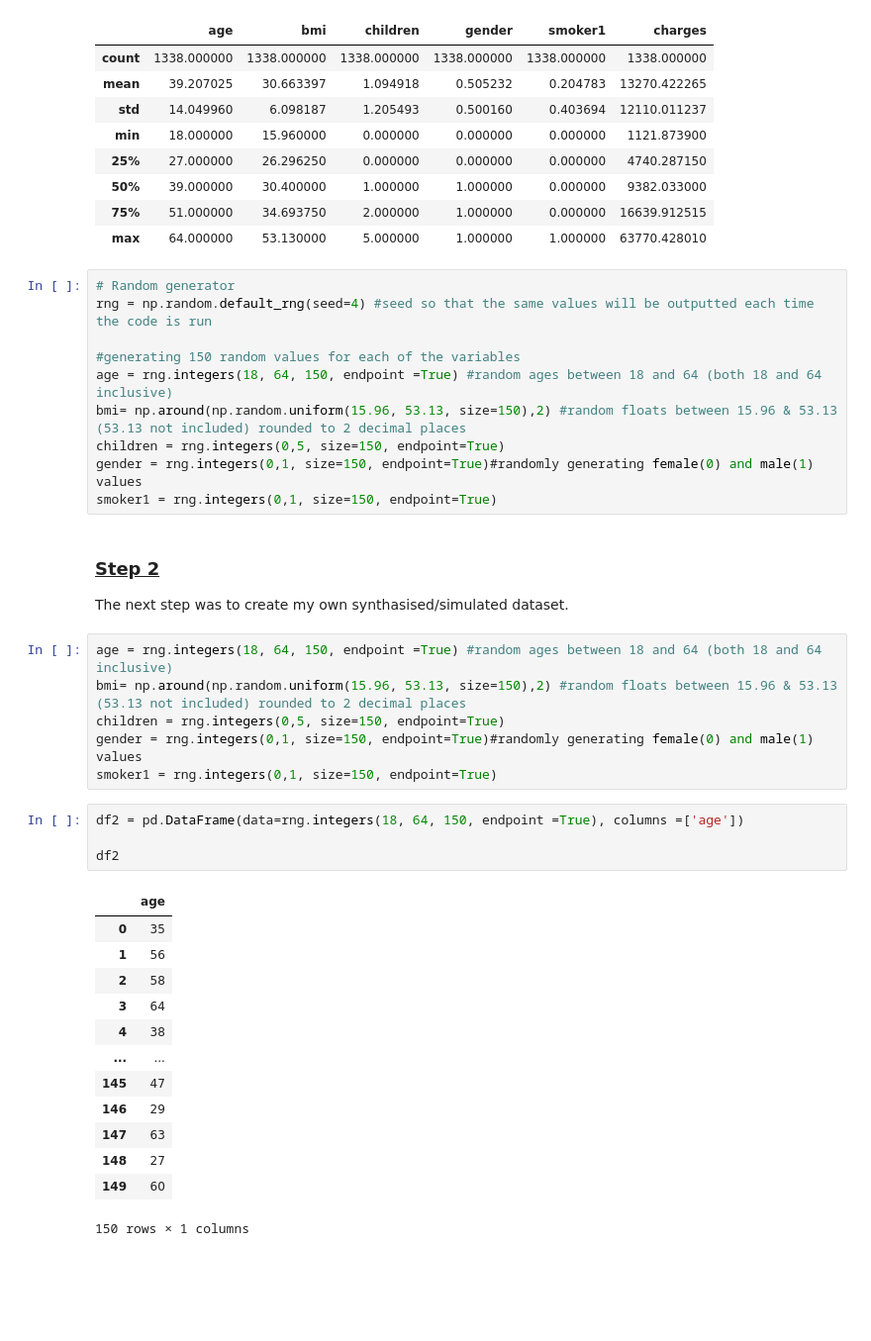
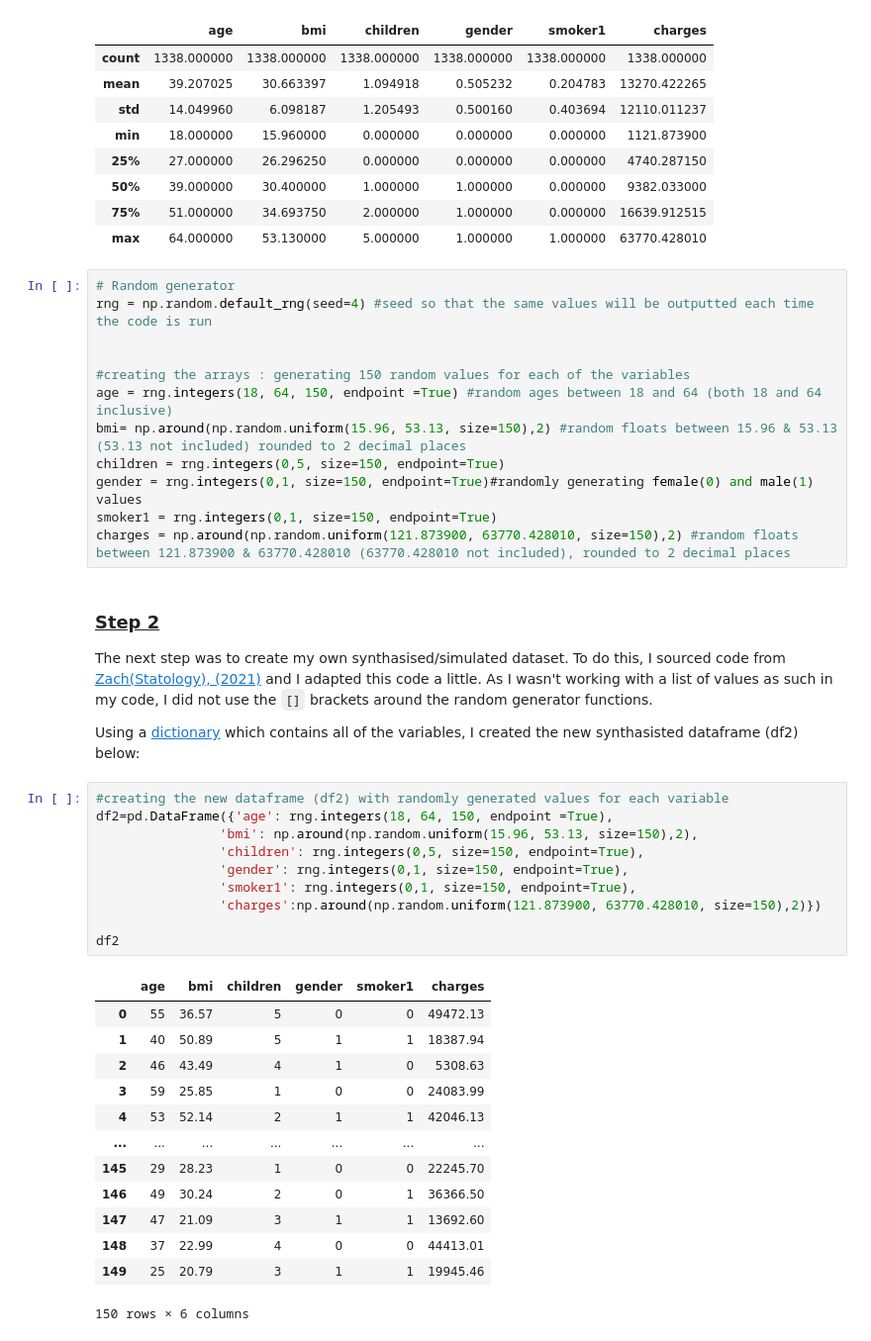
Before and after one commit to OCorry/Programming-for-Data-Analysis-Assessment-2022, a Jupyter notebook: Programming for Data Analysis Project 2022.ipynb, the cells around one changed output. Shown at 99% size. Cells and saved outputs as stored; diff of their text form; blank space fills up the shorter version.

Commit message:
synthasisted dataframe created

```diff
--- a/Programming for Data Analysis Project 2022.ipynb
+++ b/Programming for Data Analysis Project 2022.ipynb
@@ -451,38 +451,42 @@ df.describe()
 # Random generator
 rng = np.random.default_rng(seed=4) #seed so that the same values will be outputted each time the code is run
 
-#generating 150 random values for each of the variables
+
+#creating the arrays : generating 150 random values for each of the variables
 age = rng.integers(18, 64, 150, endpoint =True) #random ages between 18 and 64 (both 18 and 64 inclusive)
 bmi= np.around(np.random.uniform(15.96, 53.13, size=150),2) #random floats between 15.96 & 53.13 (53.13 not included) rounded to 2 decimal places
 children = rng.integers(0,5, size=150, endpoint=True)
 gender = rng.integers(0,1, size=150, endpoint=True)#randomly generating female(0) and male(1) values
 smoker1 = rng.integers(0,1, size=150, endpoint=True)
+charges = np.around(np.random.uniform(121.873900, 63770.428010, size=150),2) #random floats between 121.873900 & 63770.428010 (63770.428010 not included), rounded to 2 decimal places
 # %% [markdown]
 ### <ins>Step 2</ins>
 
-The next step was to create my own synthasised/simulated dataset.
+The next step was to create my own synthasised/simulated dataset. To do this, I sourced code from <a href="https://www.statology.org/add-column-pandas-dataframe/." target="_top">Zach(Statology), (2021)</a> and I adapted this code a little. As I wasn't working with a list of values as such in my code, I did not use the ``[]`` brackets around the random generator functions.
+
+Using a <a href="https://www.w3schools.com/python/python_dictionaries.asp." target="_top">dictionary</a> which contains  all of the variables, I created the new synthasisted dataframe (df2) below:
-# %%
-age = rng.integers(18, 64, 150, endpoint =True) #random ages between 18 and 64 (both 18 and 64 inclusive)
-bmi= np.around(np.random.uniform(15.96, 53.13, size=150),2) #random floats between 15.96 & 53.13 (53.13 not included) rounded to 2 decimal places
-children = rng.integers(0,5, size=150, endpoint=True)
-gender = rng.integers(0,1, size=150, endpoint=True)#randomly generating female(0) and male(1) values
-smoker1 = rng.integers(0,1, size=150, endpoint=True)
-# %%
-df2 = pd.DataFrame(data=rng.integers(18, 64, 150, endpoint =True), columns =['age'])
-
-df2
-# %% [output]
-|  | age |
-| 0 | 35 |
-| 1 | 56 |
-| 2 | 58 |
-| 3 | 64 |
-| 4 | 38 |
-| ... | ... |
-| 145 | 47 |
-| 146 | 29 |
-| 147 | 63 |
-| 148 | 27 |
-| 149 | 60 |
-150 rows × 1 columns
+# %%
+#creating the new dataframe (df2) with randomly generated values for each variable
+df2=pd.DataFrame({'age': rng.integers(18, 64, 150, endpoint =True),
+                'bmi': np.around(np.random.uniform(15.96, 53.13, size=150),2),
+                'children': rng.integers(0,5, size=150, endpoint=True),
+                'gender': rng.integers(0,1, size=150, endpoint=True),
+                'smoker1': rng.integers(0,1, size=150, endpoint=True),
+                'charges':np.around(np.random.uniform(121.873900, 63770.428010, size=150),2)})
+
+df2
+# %% [output]
+|  | age | bmi | children | gender | smoker1 | charges |
+| 0 | 55 | 36.57 | 5 | 0 | 0 | 49472.13 |
+| 1 | 40 | 50.89 | 5 | 1 | 1 | 18387.94 |
+| 2 | 46 | 43.49 | 4 | 1 | 0 | 5308.63 |
+| 3 | 59 | 25.85 | 1 | 0 | 0 | 24083.99 |
+| 4 | 53 | 52.14 | 2 | 1 | 1 | 42046.13 |
+| ... | ... | ... | ... | ... | ... | ... |
+| 145 | 29 | 28.23 | 1 | 0 | 0 | 22245.70 |
+| 146 | 49 | 30.24 | 2 | 0 | 1 | 36366.50 |
+| 147 | 47 | 21.09 | 3 | 1 | 1 | 13692.60 |
+| 148 | 37 | 22.99 | 4 | 0 | 0 | 44413.01 |
+| 149 | 25 | 20.79 | 3 | 1 | 1 | 19945.46 |
+150 rows × 6 columns
 # %% [markdown]
```
Also changed, not shown: parts of 3 cells of this notebook.
